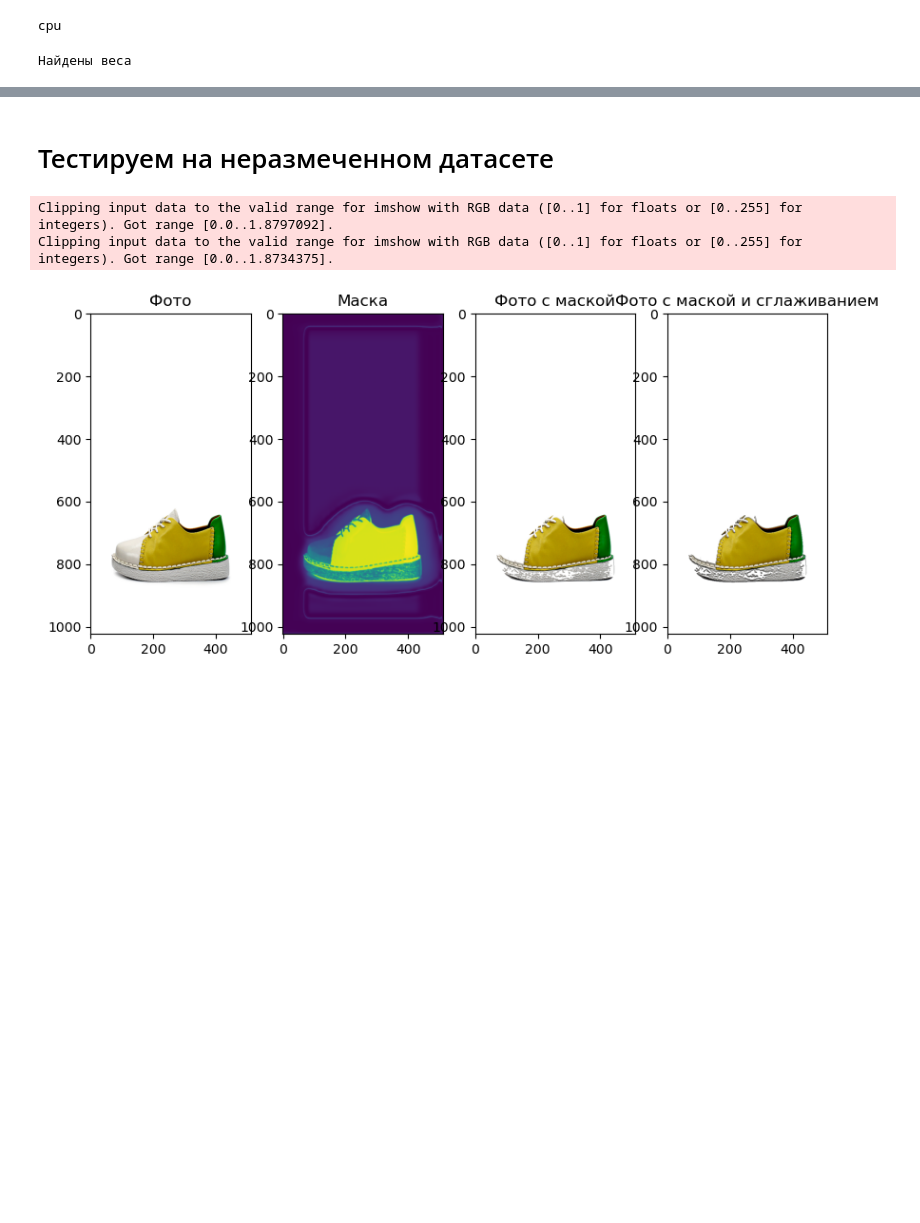
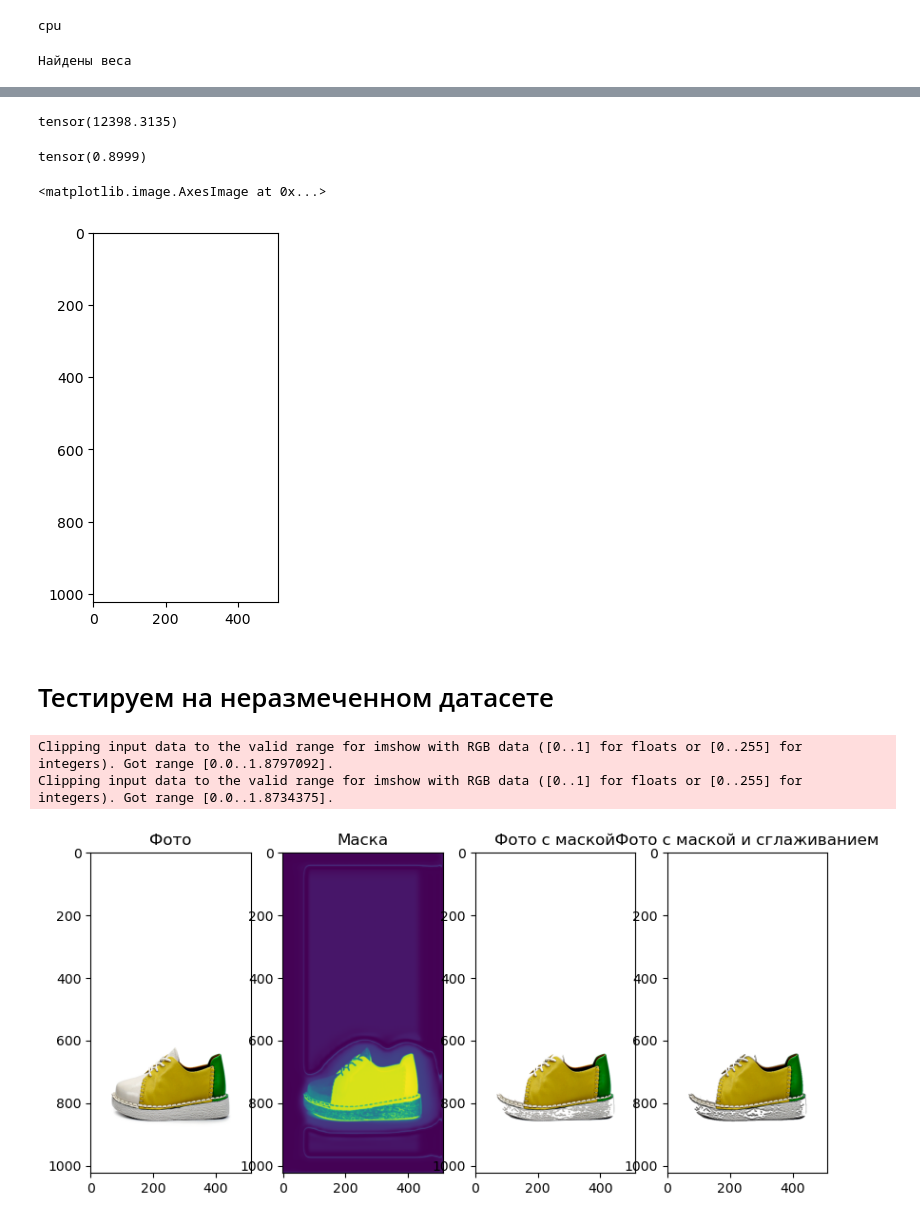
Before and after one commit to BombasticFantastik/KD_Summer_Work, a Jupyter notebook: Segmentation/AccuracyTest.ipynb, the cells around one changed output, grey strips where cells are left out. Saved outputs shown, nothing was run; the diff lists cells and outputs as text; code cells hidden in the pictures; blank space fills up the shorter version.

```diff
--- a/Segmentation/AccuracyTest.ipynb
+++ b/Segmentation/AccuracyTest.ipynb
@@ -173,3 +170,16 @@ a=evaluate_segm_model(model=model,batch=bt)
+# %%
+a[0].sum()
+# %% [output]
+tensor(12398.3135)
+# %%
+a[1].max()
+# %% [output]
+tensor(0.8999)
+# %%
+plt.imshow((a[1]!=1).float().permute(1,2,0))
+# %% [output]
+<matplotlib.image.AxesImage at 0x...>
+[figure, added]
 # %% [markdown]
 # Тестируем на неразмеченном датасете
 # %%
```
Also changed, not shown: parts of 3 cells of this notebook.
